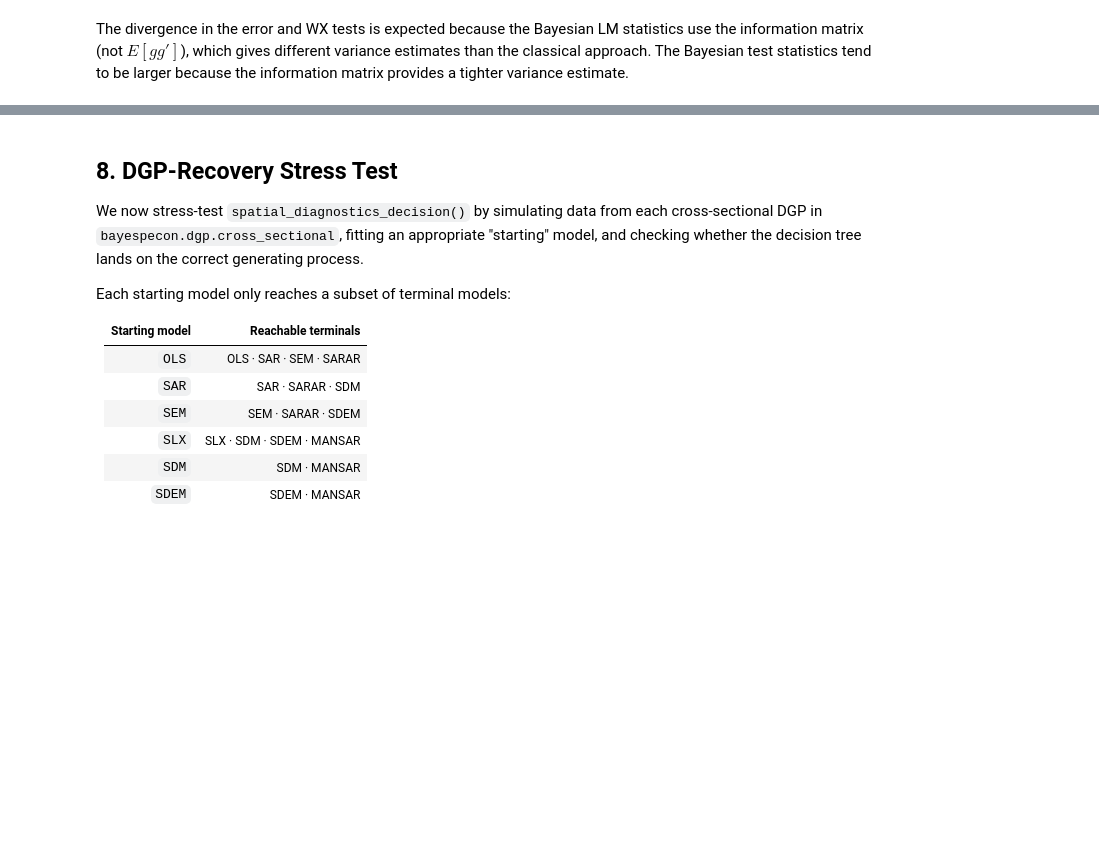
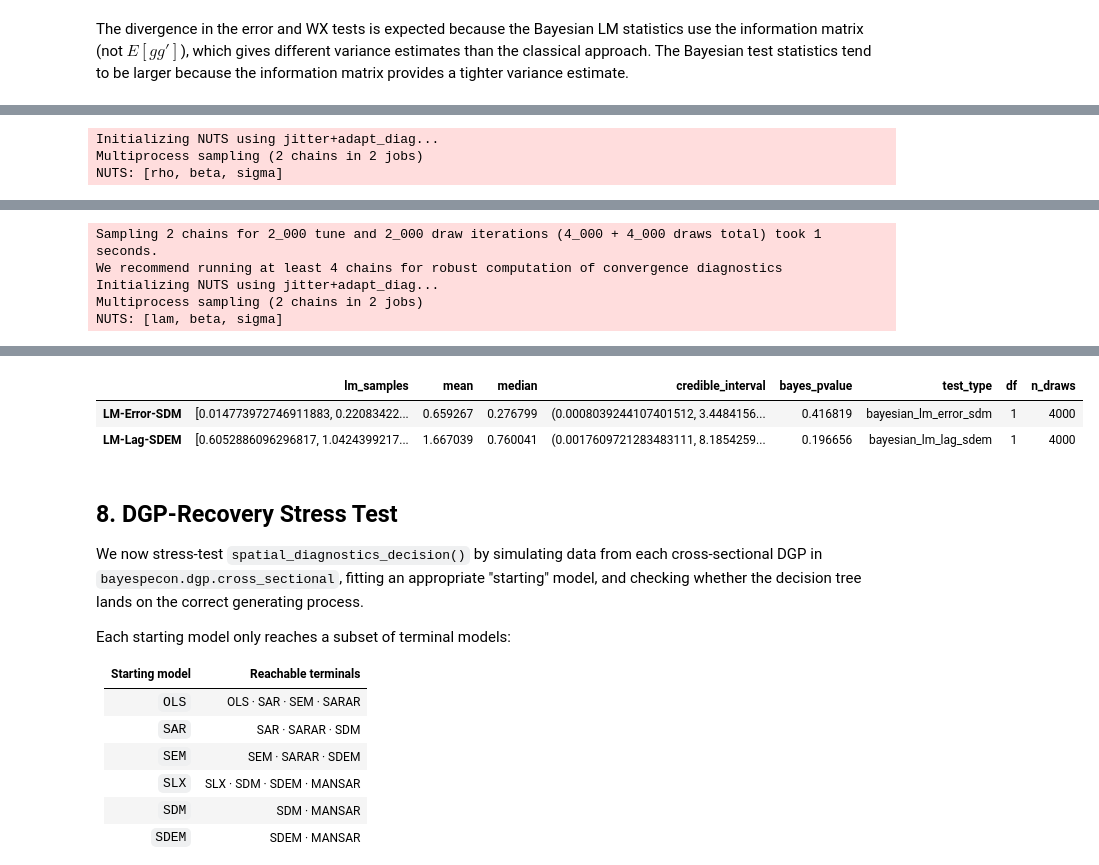
Before and after one commit to knaaptime/bayespecon, a Jupyter notebook: docs/source/user-guide/bayesian_lmtests.ipynb, the cells around one changed output, grey strips where cells are left out. Cells and saved outputs as stored; diff of their text form; code cells hidden in the pictures; blank space fills up the shorter version.

```diff
--- a/docs/source/user-guide/bayesian_lmtests.ipynb
+++ b/docs/source/user-guide/bayesian_lmtests.ipynb
@@ -329,14 +387,11 @@ sdem_model.fit(draws=2000, tune=2000, chains=2, random_seed=42)
 pd.DataFrame(
     [
         bayesian_lm_error_sdm_test(sdm_model).to_series(),
-        bayesian_robust_lm_error_sdm_test(sdm_model).to_series(),
         bayesian_lm_lag_sdem_test(sdem_model).to_series(),
-        bayesian_robust_lm_lag_sdem_test(sdem_model).to_series(),
     ],
-    index=[
-        "LM-Error-SDM",
-        "Robust-LM-Error-SDM",
-        "LM-Lag-SDEM",
-        "Robust-LM-Lag-SDEM",
-    ],
+    index=["LM-Error-SDM", "LM-Lag-SDEM"],
 )
+# %% [output]
+Initializing NUTS using jitter+adapt_diag...
+Multiprocess sampling (2 chains in 2 jobs)
+NUTS: [rho, beta, sigma]
@@ -342,0 +400,5 @@ pd.DataFrame(
+Sampling 2 chains for 2_000 tune and 2_000 draw iterations (4_000 + 4_000 draws total) took 1 seconds.
+We recommend running at least 4 chains for robust computation of convergence diagnostics
+Initializing NUTS using jitter+adapt_diag...
+Multiprocess sampling (2 chains in 2 jobs)
+NUTS: [lam, beta, sigma]
@@ -343,3 +409,6 @@ pd.DataFrame(
+|  | lm_samples | mean | median | credible_interval | bayes_pvalue | test_type | df | n_draws |
+| LM-Error-SDM | [0.014773972746911883, 0.22083422... | 0.659267 | 0.276799 | (0.0008039244107401512, 3.4484156... | 0.416819 | bayesian_lm_error_sdm | 1 | 4000 |
+| LM-Lag-SDEM | [0.6052886096296817, 1.0424399217... | 1.667039 | 0.760041 | (0.0017609721283483111, 8.1854259... | 0.196656 | bayesian_lm_lag_sdem | 1 | 4000 |
 # %% [markdown]
 ## 8. DGP-Recovery Stress Test
 
```
Also changed, not shown: parts of 34 cells of this notebook, 7 other files.
